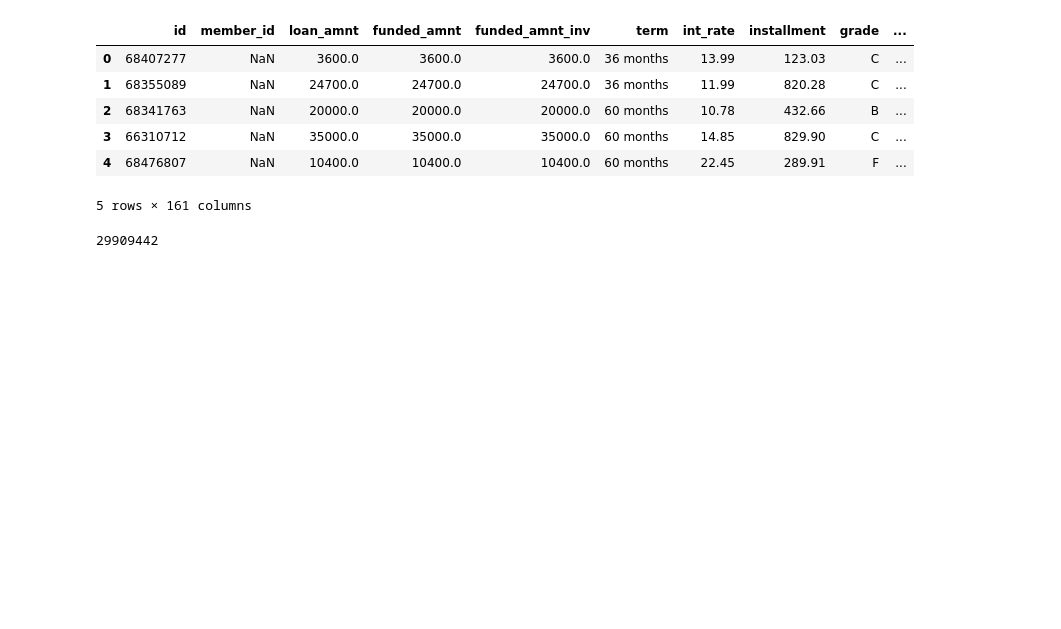
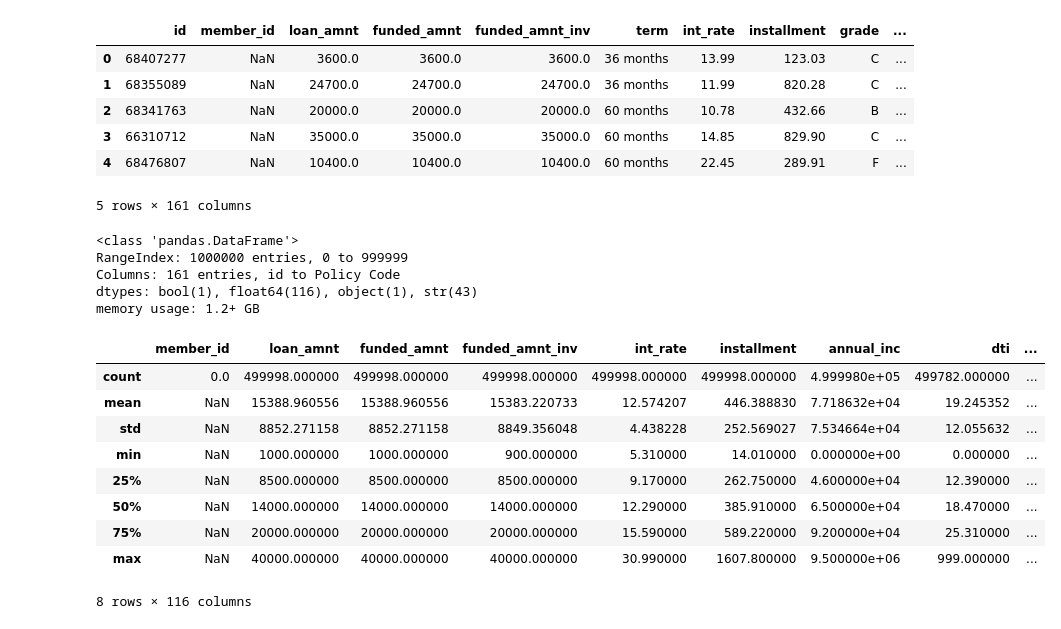
Before and after one commit to shoshtari/univercity, a Jupyter notebook: ISI/Proj/phase1.ipynb, the cells around one changed output. Drawn from its saved outputs; the diff is of its cells as text; code cells hidden in the pictures; blank space fills up the shorter version.

```diff
--- a/ISI/Proj/phase1.ipynb
+++ b/ISI/Proj/phase1.ipynb
@@ -45,6 +51,23 @@ df.head()
 | 4 | 68476807 | NaN | 10400.0 | 10400.0 | 10400.0 | 60 months | 22.45 | 289.91 | F | ... |
 5 rows × 161 columns
 # %%
-len(df)
+df.info()
 # %% [output]
-29909442
+<class 'pandas.DataFrame'>
+RangeIndex: 1000000 entries, 0 to 999999
+Columns: 161 entries, id to Policy Code
+dtypes: bool(1), float64(116), object(1), str(43)
+memory usage: 1.2+ GB
+# %%
+df.describe()
+# %% [output]
+|  | member_id | loan_amnt | funded_amnt | funded_amnt_inv | int_rate | installment | annual_inc | dti | ... |
+| count | 0.0 | 499998.000000 | 499998.000000 | 499998.000000 | 499998.000000 | 499998.000000 | 4.999980e+05 | 499782.000000 | ... |
+| mean | NaN | 15388.960556 | 15388.960556 | 15383.220733 | 12.574207 | 446.388830 | 7.718632e+04 | 19.245352 | ... |
+| std | NaN | 8852.271158 | 8852.271158 | 8849.356048 | 4.438228 | 252.569027 | 7.534664e+04 | 12.055632 | ... |
+| min | NaN | 1000.000000 | 1000.000000 | 900.000000 | 5.310000 | 14.010000 | 0.000000e+00 | 0.000000 | ... |
+| 25% | NaN | 8500.000000 | 8500.000000 | 8500.000000 | 9.170000 | 262.750000 | 4.600000e+04 | 12.390000 | ... |
+| 50% | NaN | 14000.000000 | 14000.000000 | 14000.000000 | 12.290000 | 385.910000 | 6.500000e+04 | 18.470000 | ... |
+| 75% | NaN | 20000.000000 | 20000.000000 | 20000.000000 | 15.590000 | 589.220000 | 9.200000e+04 | 25.310000 | ... |
+| max | NaN | 40000.000000 | 40000.000000 | 40000.000000 | 30.990000 | 1607.800000 | 9.500000e+06 | 999.000000 | ... |
+8 rows × 116 columns
```
Also changed, not shown: parts of 10 cells of this notebook, 9 other files.
